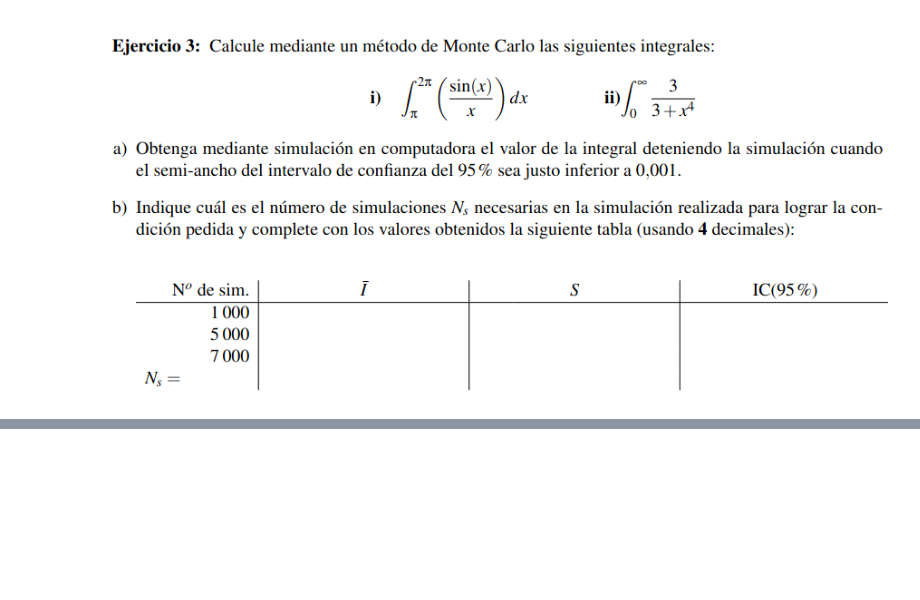
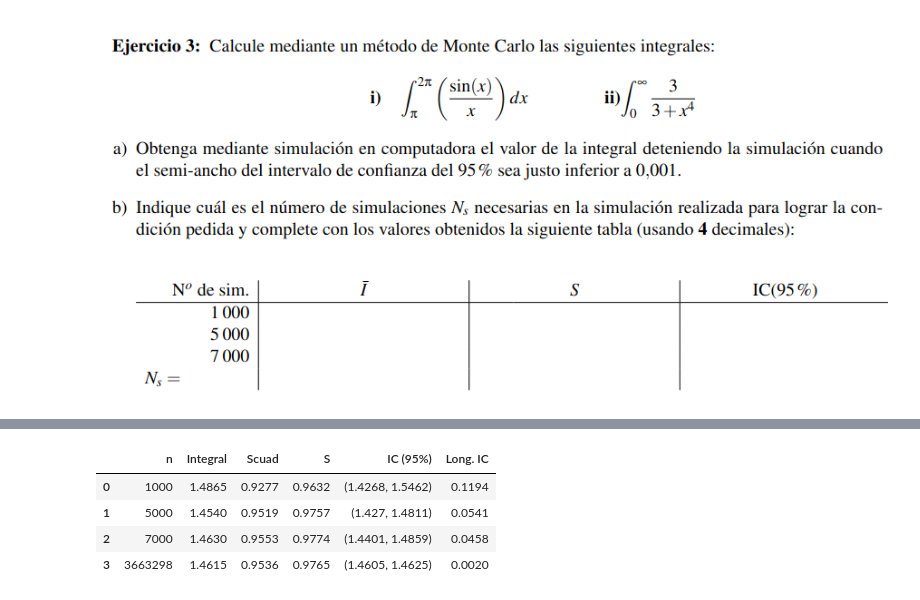
Before and after one commit to vmatiasw/modelos_y_simulacion, a Jupyter notebook: P6E3.ipynb, the cells around one changed output, grey strips where cells are left out. Drawn from its saved outputs; the diff is of its cells as text; code cells hidden in the pictures; blank space fills up the shorter version.

```diff
--- a/P6E3.ipynb
+++ b/P6E3.ipynb
@@ -56,0 +102,9 @@ muestreador_integral_2 = gen_integral(integral_2p, (0, 1))
+# %%
+df_2 = crear_cuadro_descriptivo(results_2)
+df_2
+# %% [output]
+|  | n | Integral | Scuad | S | IC (95%) | Long. IC |
+| 0 | 1000 | 1.4865 | 0.9277 | 0.9632 | (1.4268, 1.5462) | 0.1194 |
+| 1 | 5000 | 1.4540 | 0.9519 | 0.9757 | (1.427, 1.4811) | 0.0541 |
+| 2 | 7000 | 1.4630 | 0.9553 | 0.9774 | (1.4401, 1.4859) | 0.0458 |
+| 3 | 3663298 | 1.4615 | 0.9536 | 0.9765 | (1.4605, 1.4625) | 0.0020 |
```
Also changed, not shown: parts of 4 cells of this notebook.
